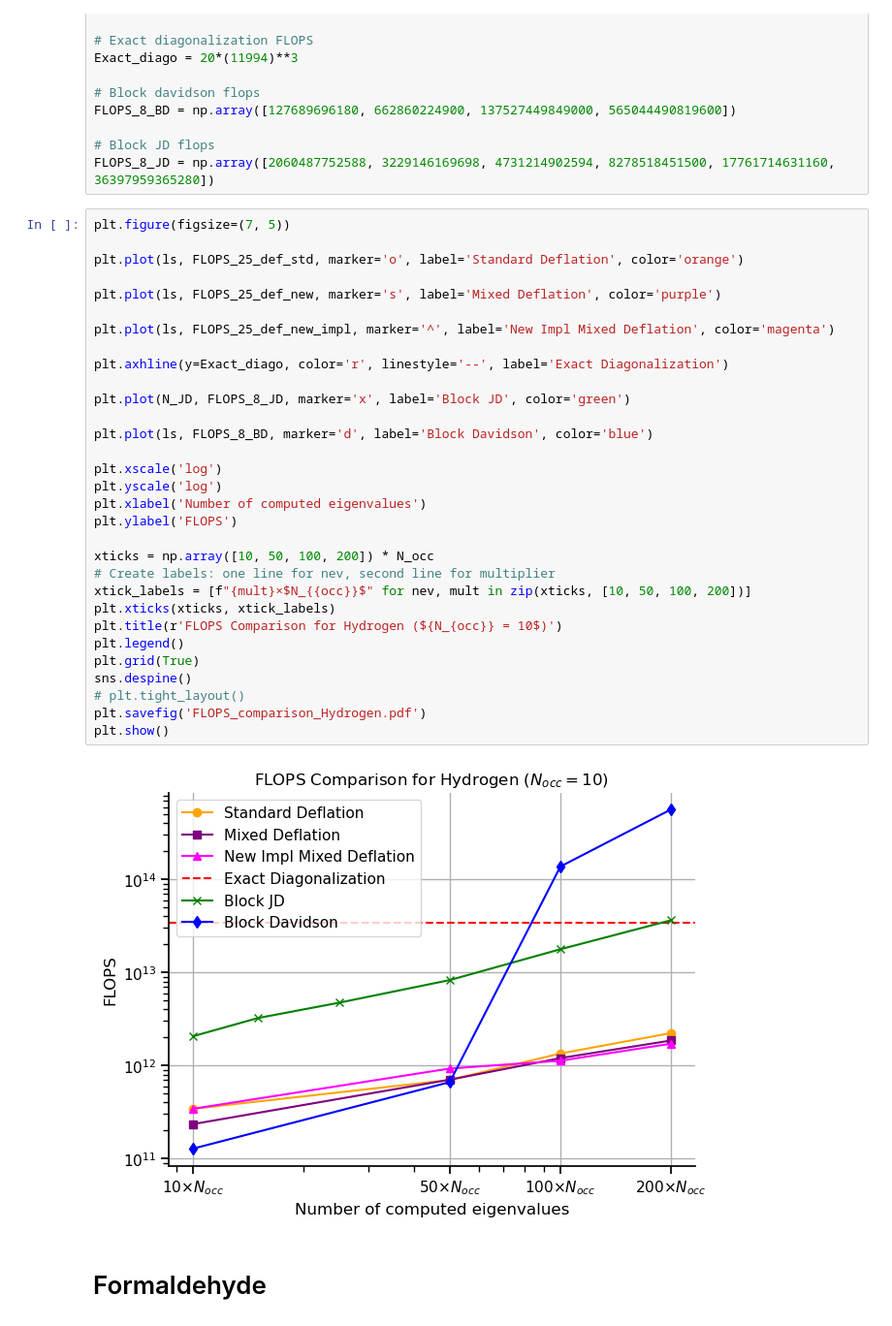
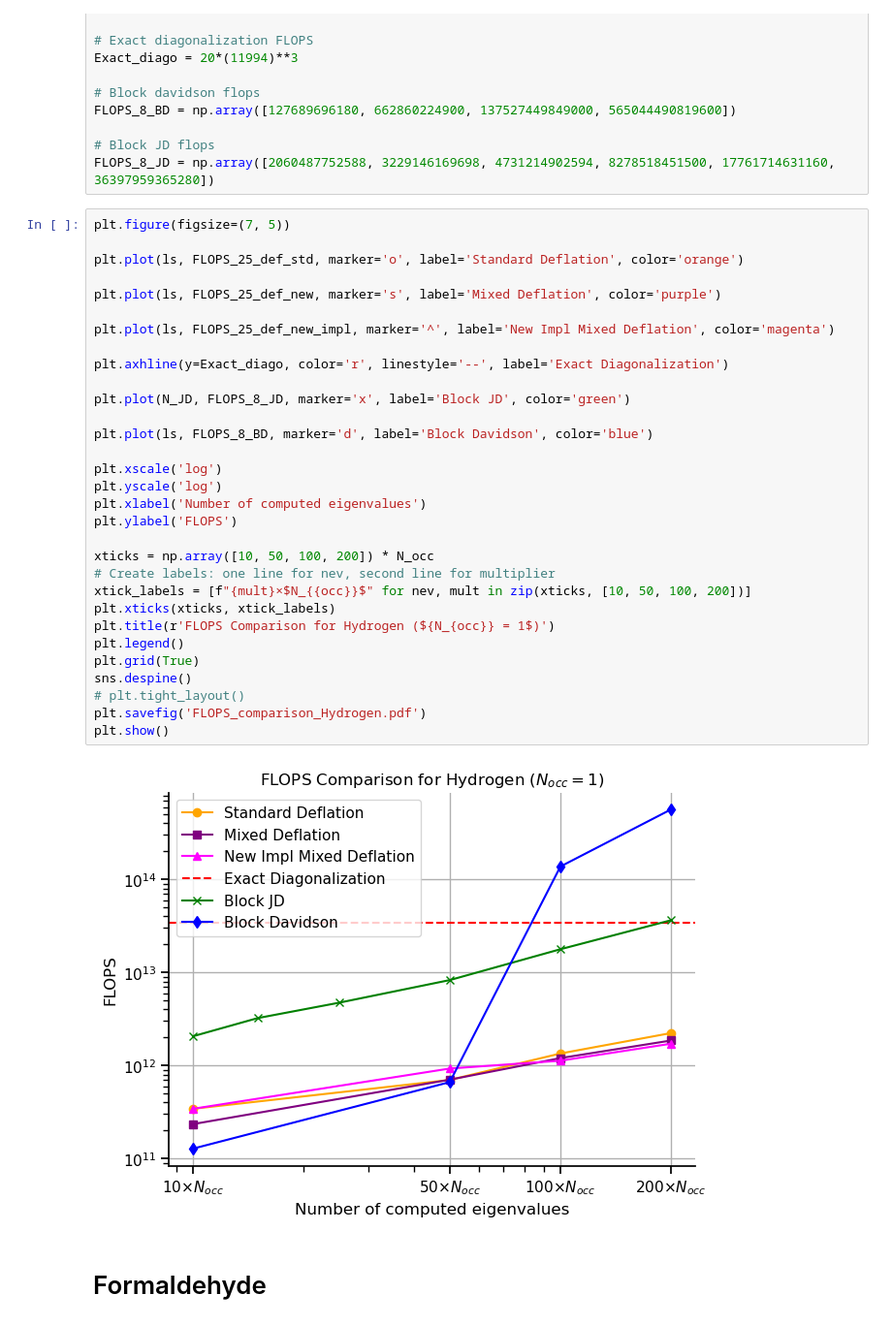
Before and after one commit to framere/Final_codes_MA, a Jupyter notebook: Results_plots/results_final.ipynb, the cells around one changed output. Shown at 97% size. Saved outputs shown, nothing was run; the diff lists cells and outputs as text.

```diff
--- a/Results_plots/results_final.ipynb
+++ b/Results_plots/results_final.ipynb
@@ -39,35 +39,35 @@ FLOPS_8_JD = np.array([2060487752588, 3229146169698, 4731214902594, 827851845150
 plt.figure(figsize=(7, 5))
 
 plt.plot(ls, FLOPS_25_def_std, marker='o', label='Standard Deflation', color='orange')
 
 plt.plot(ls, FLOPS_25_def_new, marker='s', label='Mixed Deflation', color='purple')
 
 plt.plot(ls, FLOPS_25_def_new_impl, marker='^', label='New Impl Mixed Deflation', color='magenta')
 
 plt.axhline(y=Exact_diago, color='r', linestyle='--', label='Exact Diagonalization')
 
 plt.plot(N_JD, FLOPS_8_JD, marker='x', label='Block JD', color='green')
 
 plt.plot(ls, FLOPS_8_BD, marker='d', label='Block Davidson', color='blue')
 
 plt.xscale('log')
 plt.yscale('log')
 plt.xlabel('Number of computed eigenvalues')
 plt.ylabel('FLOPS')
 
 xticks = np.array([10, 50, 100, 200]) * N_occ
 # Create labels: one line for nev, second line for multiplier
 xtick_labels = [f"{mult}×$N_{{occ}}$" for nev, mult in zip(xticks, [10, 50, 100, 200])]
 plt.xticks(xticks, xtick_labels)
-plt.title(r'FLOPS Comparison for Hydrogen (${N_{occ}} = 10$)')
+plt.title(r'FLOPS Comparison for Hydrogen (${N_{occ}} = 1$)')
 plt.legend()
 plt.grid(True)
 sns.despine()
 # plt.tight_layout()
 plt.savefig('FLOPS_comparison_Hydrogen.pdf')
 plt.show()
 # %% [output]
-[figure, old version]
+[figure, new version]
 # %% [markdown]
 # Formaldehyde
 # %%
```
Also changed, not shown: 17 other files.
